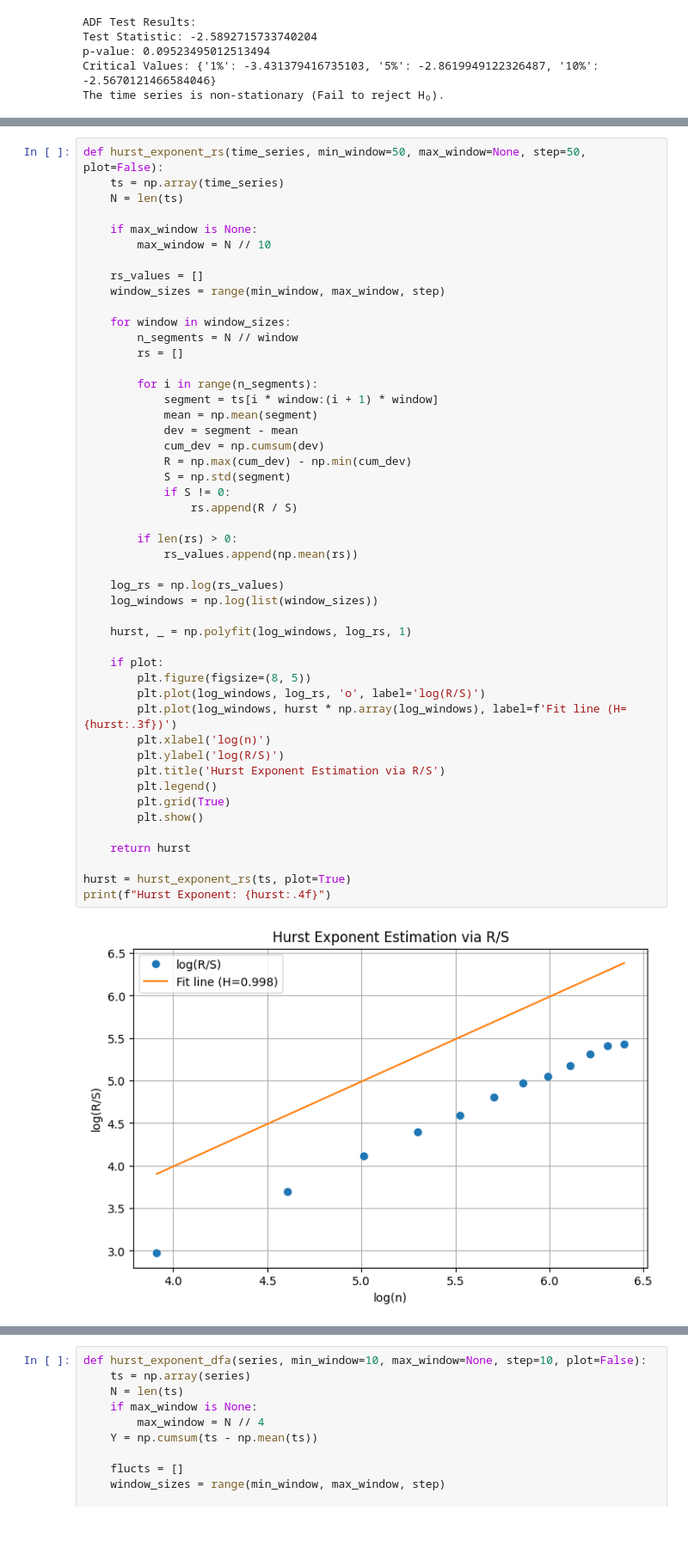
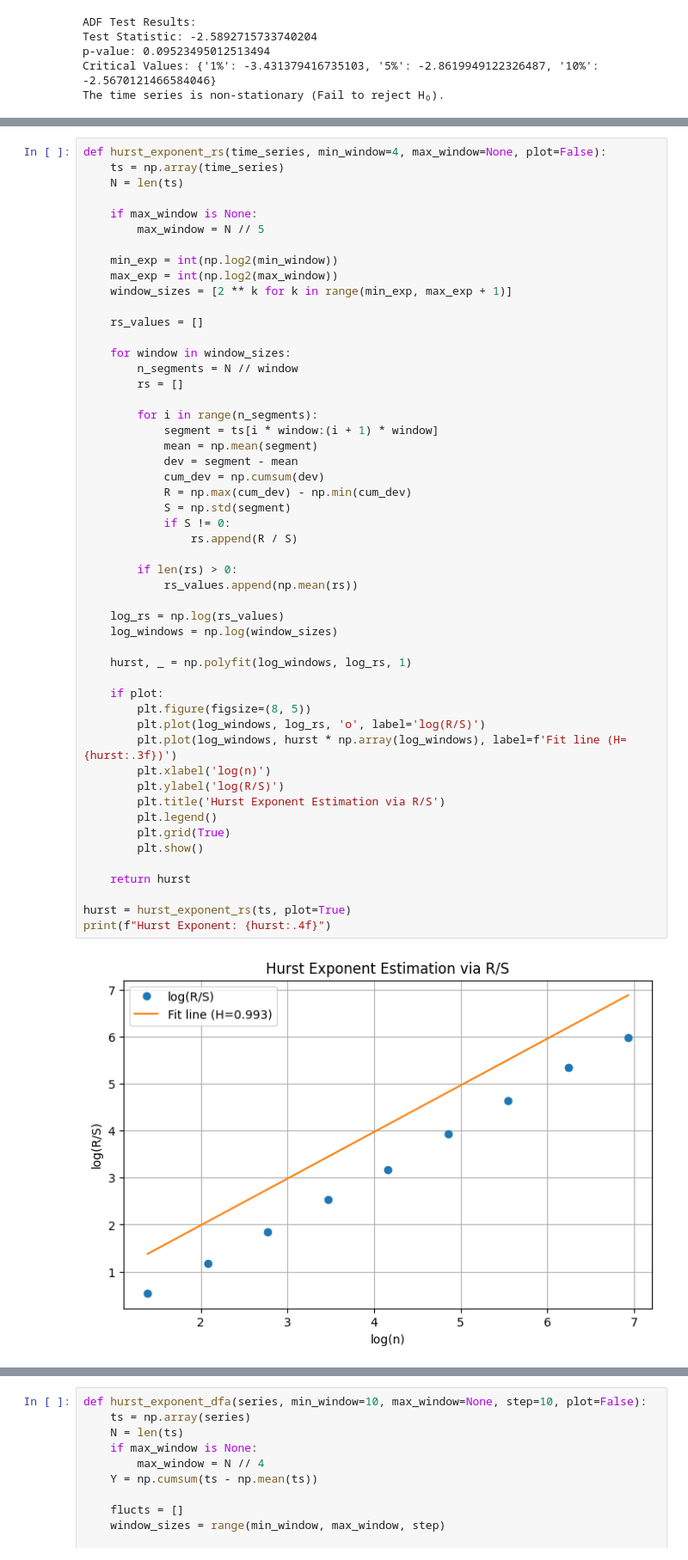
Before and after one commit to MeriKhudaverdyann/ARFIMA-Model-Implementation, a Jupyter notebook: Fractal Analysis.ipynb, the cells around one changed output, grey strips where cells are left out. Shown at 86% size. Cells and saved outputs as stored; diff of their text form; blank space fills up the shorter version.

```diff
--- a/Fractal Analysis.ipynb
+++ b/Fractal Analysis.ipynb
@@ -172,15 +172,18 @@ look-up table. The actual p-value is smaller than the p-value returned.
 
   warnings.warn(
 # %%
-def hurst_exponent_rs(time_series, min_window=50, max_window=None, step=50, plot=False):
+def hurst_exponent_rs(time_series, min_window=4, max_window=None, plot=False):
     ts = np.array(time_series)
     N = len(ts)
 
     if max_window is None:
-        max_window = N // 10
+        max_window = N // 5
+
+    min_exp = int(np.log2(min_window))
+    max_exp = int(np.log2(max_window))
+    window_sizes = [2 ** k for k in range(min_exp, max_exp + 1)]
 
     rs_values = []
-    window_sizes = range(min_window, max_window, step)
 
     for window in window_sizes:
         n_segments = N // window
@@ -192,32 +195,32 @@ def hurst_exponent_rs(time_series, min_window=50, max_window=None, step=50, plot
             dev = segment - mean
             cum_dev = np.cumsum(dev)
             R = np.max(cum_dev) - np.min(cum_dev)
             S = np.std(segment)
             if S != 0:
                 rs.append(R / S)
 
         if len(rs) > 0:
             rs_values.append(np.mean(rs))
 
     log_rs = np.log(rs_values)
-    log_windows = np.log(list(window_sizes))
+    log_windows = np.log(window_sizes)
 
     hurst, _ = np.polyfit(log_windows, log_rs, 1)
 
     if plot:
         plt.figure(figsize=(8, 5))
         plt.plot(log_windows, log_rs, 'o', label='log(R/S)')
         plt.plot(log_windows, hurst * np.array(log_windows), label=f'Fit line (H={hurst:.3f})')
         plt.xlabel('log(n)')
         plt.ylabel('log(R/S)')
         plt.title('Hurst Exponent Estimation via R/S')
         plt.legend()
         plt.grid(True)
         plt.show()
 
     return hurst
 
 hurst = hurst_exponent_rs(ts, plot=True)
 print(f"Hurst Exponent: {hurst:.4f}")
 # %% [output]
-[figure, old version]
+[figure, new version]
```
Also changed, not shown: parts of 2 cells of this notebook.
